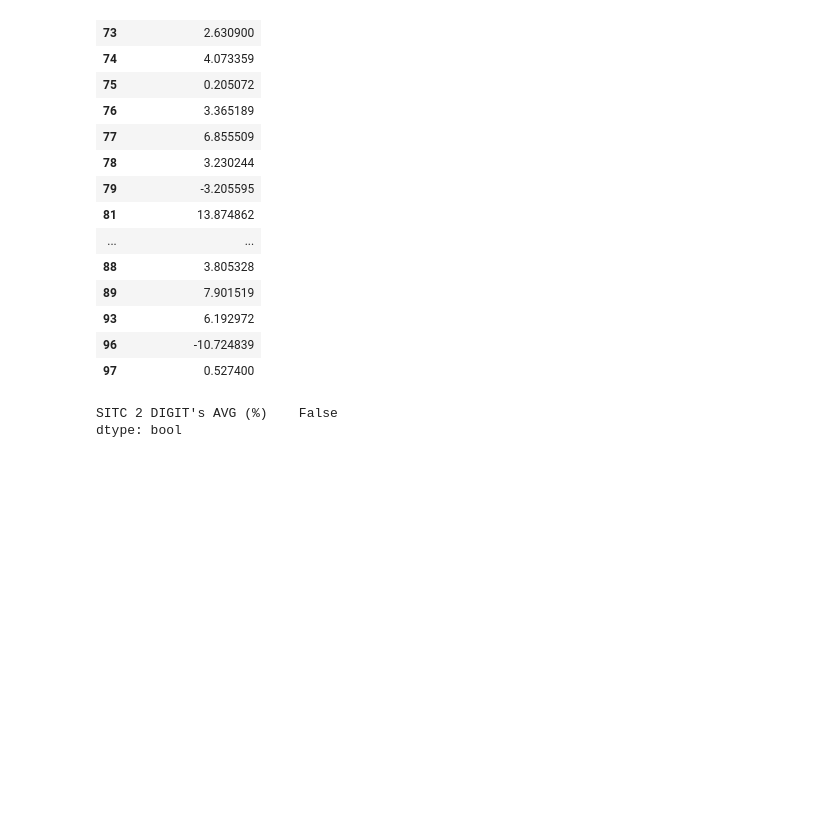
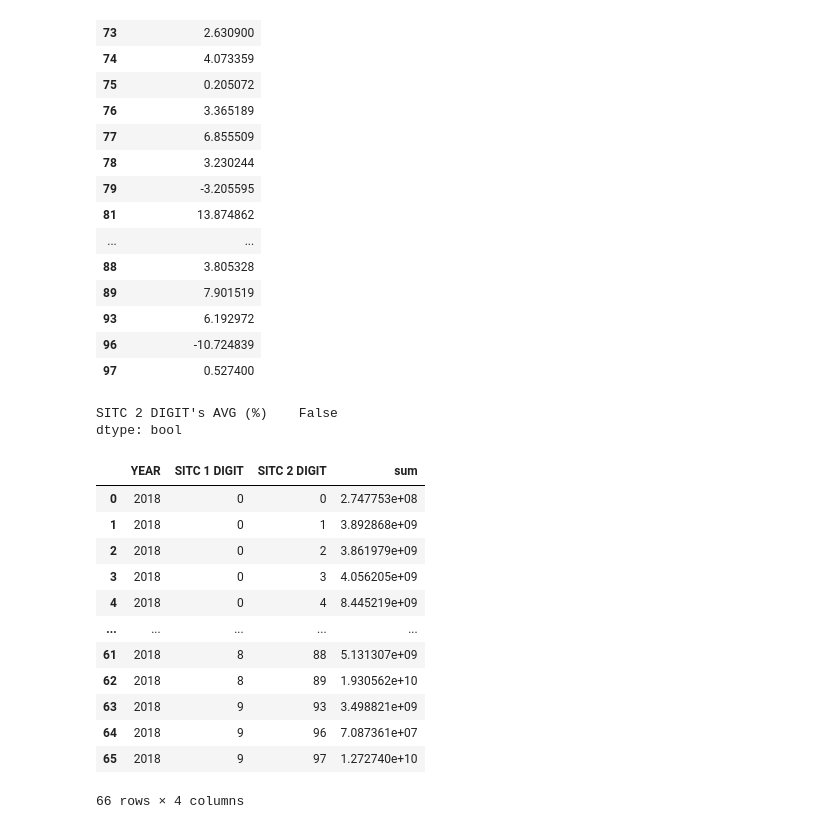
Before and after one commit to hazimutalib/dosm, a Jupyter notebook: Untitled.ipynb, the cells around one changed output. Cells and saved outputs as stored; diff of their text form; code cells hidden in the pictures; blank space fills up the shorter version.

```diff
--- a/Untitled.ipynb
+++ b/Untitled.ipynb
@@ -565,3 +566,32 @@ for i in np.sort(df['SITC 2 DIGIT'].unique()):
     list.append(k)
 data = pd.DataFrame(list, index = np.sort(df['SITC 2 DIGIT'].unique())).rename(columns = {'IMPORT (MILLION RM)': "SITC 2 DIGIT's IMPORT AAVG (%)", 'EXPORT (MILLION RM)': "SITC 2 DIGIT's EXPORT AAVG (%)"})
 data.to_csv('sitc_2_digit_aavd.csv')
+# %%
+'''Variable year, import_export'''
+year = 2018
+# 'IMPORT (RM)' or 'EXPORT (RM)'
+import_export = 'IMPORT (RM)'
+
+'''Read Data'''
+# Read Data
+df = pd.read_csv("data_1.csv")
+
+'''Data Preprocessing'''
+# Filter year
+df = df[df['YEAR'] == year]
+df_sum_1_2 = df.groupby(['YEAR','SITC 1 DIGIT', 'SITC 2 DIGIT'])['IMPORT (RM)'].agg(['sum']).reset_index()
+df_sum_1_2
+# %% [output]
+|  | YEAR | SITC 1 DIGIT | SITC 2 DIGIT | sum |
+| 0 | 2018 | 0 | 0 | 2.747753e+08 |
+| 1 | 2018 | 0 | 1 | 3.892868e+09 |
+| 2 | 2018 | 0 | 2 | 3.861979e+09 |
+| 3 | 2018 | 0 | 3 | 4.056205e+09 |
+| 4 | 2018 | 0 | 4 | 8.445219e+09 |
+| ... | ... | ... | ... | ... |
+| 61 | 2018 | 8 | 88 | 5.131307e+09 |
+| 62 | 2018 | 8 | 89 | 1.930562e+10 |
+| 63 | 2018 | 9 | 93 | 3.498821e+09 |
+| 64 | 2018 | 9 | 96 | 7.087361e+07 |
+| 65 | 2018 | 9 | 97 | 1.272740e+10 |
+66 rows × 4 columns
```
Also changed, not shown: parts of 1 cell of this notebook.
